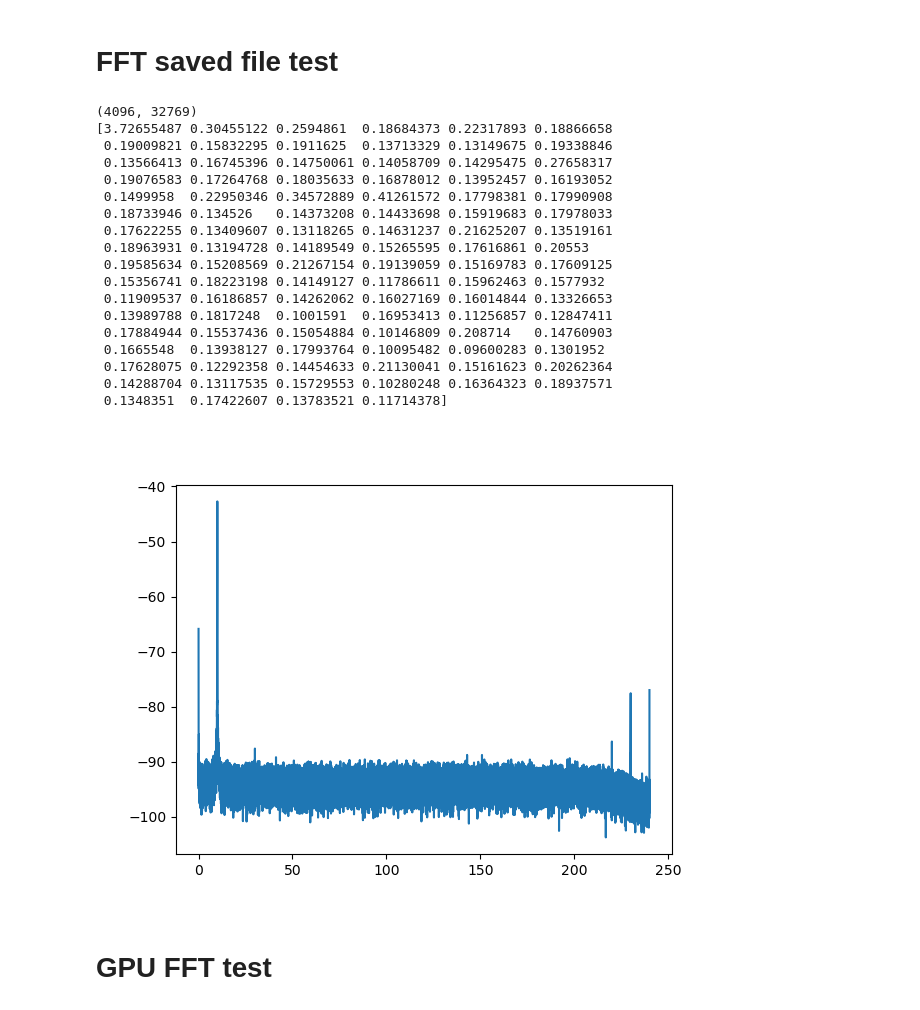
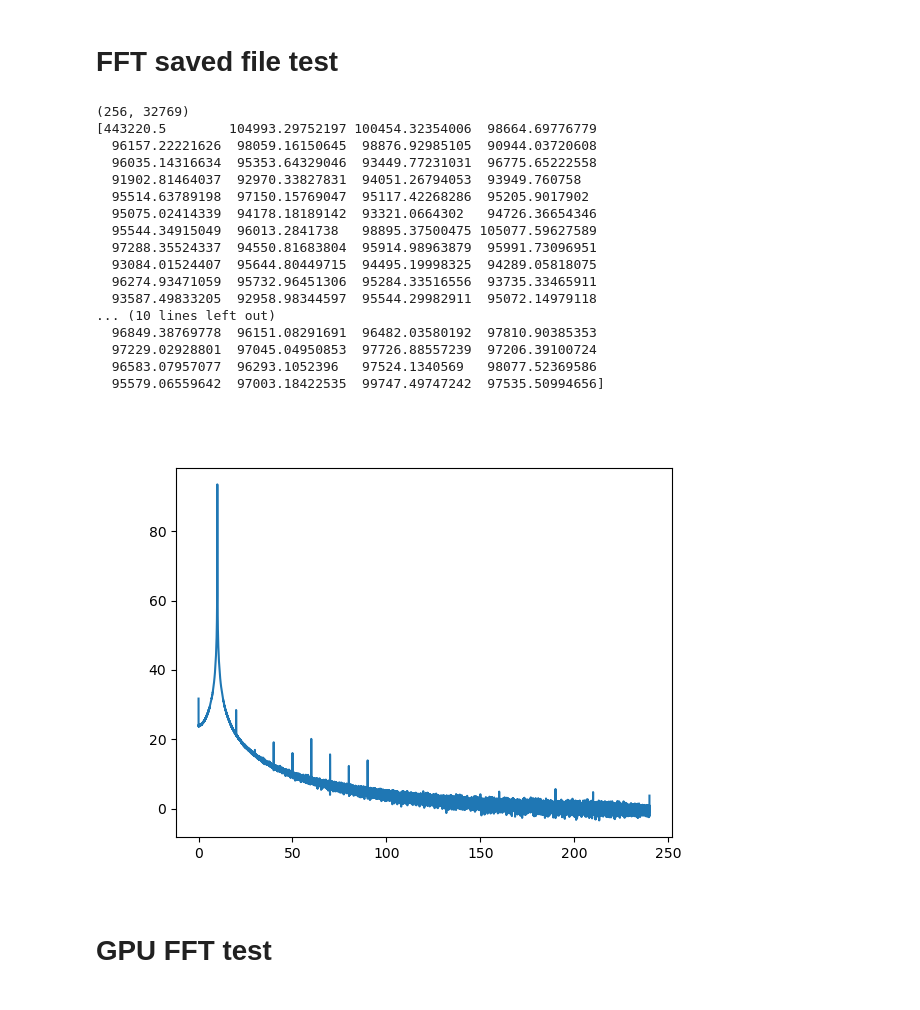
Before and after one commit to guotsuan/LACE_adc, a Jupyter notebook: python_udp_recv/FFT_saved_file_test.ipynb, the cells around one changed output. Cells and saved outputs as stored; diff of their text form; code cells hidden in the pictures.

```diff
--- a/python_udp_recv/FFT_saved_file_test.ipynb
+++ b/python_udp_recv/FFT_saved_file_test.ipynb
@@ -3,47 +3,46 @@
 # %%
 import numpy as np
 import h5py as h5
 from fft_helper import fft_to_dBm
 
 %matplotlib widget
 
 from numpy.fft import fft,rfft,rfftfreq
 import matplotlib.pyplot as plt
 
-fname = './fft_test/2022-03-09/13/RAW_output1_0.h5'
+fname = './fft_test/2022-03-13/12/RAW_output1_0.h5'
 
 f = h5.File(fname, 'r')
 
 py = f['amplitude'][...]
 
 print(py.shape)
 
 st = 1/480.
 px = rfftfreq(4096*16, d=st)
 
 print(py[0,0:100])
-plt.plot(px, fft_to_dBm(py[0,...]))
+plt.plot(px, fft_to_dBm(py[-1,...]))
 plt.show()
 # %% [output]
-(4096, 32769)
-[3.72655487 0.30455122 0.2594861  0.18684373 0.22317893 0.18866658
- 0.19009821 0.15832295 0.1911625  0.13713329 0.13149675 0.19338846
- 0.13566413 0.16745396 0.14750061 0.14058709 0.14295475 0.27658317
- 0.19076583 0.17264768 0.18035633 0.16878012 0.13952457 0.16193052
- 0.1499958  0.22950346 0.34572889 0.41261572 0.17798381 0.17990908
- 0.18733946 0.134526   0.14373208 0.14433698 0.15919683 0.17978033
- 0.17622255 0.13409607 0.13118265 0.14631237 0.21625207 0.13519161
- 0.18963931 0.13194728 0.14189549 0.15265595 0.17616861 0.20553
- 0.19585634 0.15208569 0.21267154 0.19139059 0.15169783 0.17609125
- 0.15356741 0.18223198 0.14149127 0.11786611 0.15962463 0.1577932
- 0.11909537 0.16186857 0.14262062 0.16027169 0.16014844 0.13326653
- 0.13989788 0.1817248  0.1001591  0.16953413 0.11256857 0.12847411
- 0.17884944 0.15537436 0.15054884 0.10146809 0.208714   0.14760903
- 0.1665548  0.13938127 0.17993764 0.10095482 0.09600283 0.1301952
- 0.17628075 0.12292358 0.14454633 0.21130041 0.15161623 0.20262364
- 0.14288704 0.13117535 0.15729553 0.10280248 0.16364323 0.18937571
- 0.1348351  0.17422607 0.13783521 0.11714378]
+(256, 32769)
+[443220.5        104993.29752197 100454.32354006  98664.69776779
+  96157.22221626  98059.16150645  98876.92985105  90944.03720608
+  96035.14316634  95353.64329046  93449.77231031  96775.65222558
+  91902.81464037  92970.33827831  94051.26794053  93949.760758
+  95514.63789198  97150.15769047  95117.42268286  95205.9017902
+  95075.02414339  94178.18189142  93321.0664302   94726.36654346
+  95544.34915049  96013.2841738   98895.37500475 105077.59627589
+  97288.35524337  94550.81683804  95914.98963879  95991.73096951
+  93084.01524407  95644.80449715  94495.19998325  94289.05818075
+  96274.93471059  95732.96451306  95284.33516556  93735.33465911
+  93587.49833205  92958.98344597  95544.29982911  95072.14979118
+... (10 lines left out)
+  96849.38769778  96151.08291691  96482.03580192  97810.90385353
+  97229.02928801  97045.04950853  97726.88557239  97206.39100724
+  96583.07957077  96293.1052396   97524.1340569   98077.52369586
+  95579.06559642  97003.18422535  99747.49747242  97535.50994656]
-[figure, old version]
+[figure, new version]
 # %% [markdown]
 # GPU FFT test
 # %%
```
Also changed, not shown: 3 other files.
